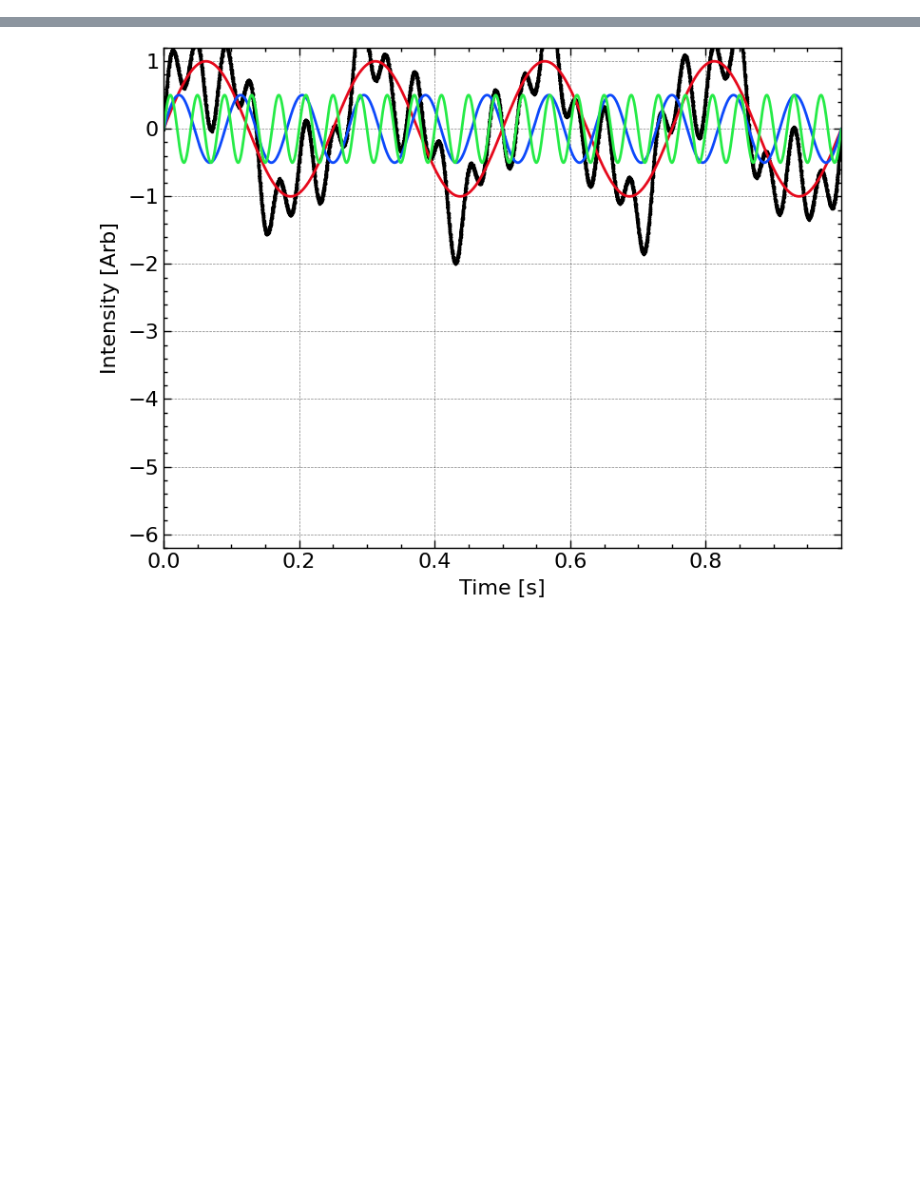
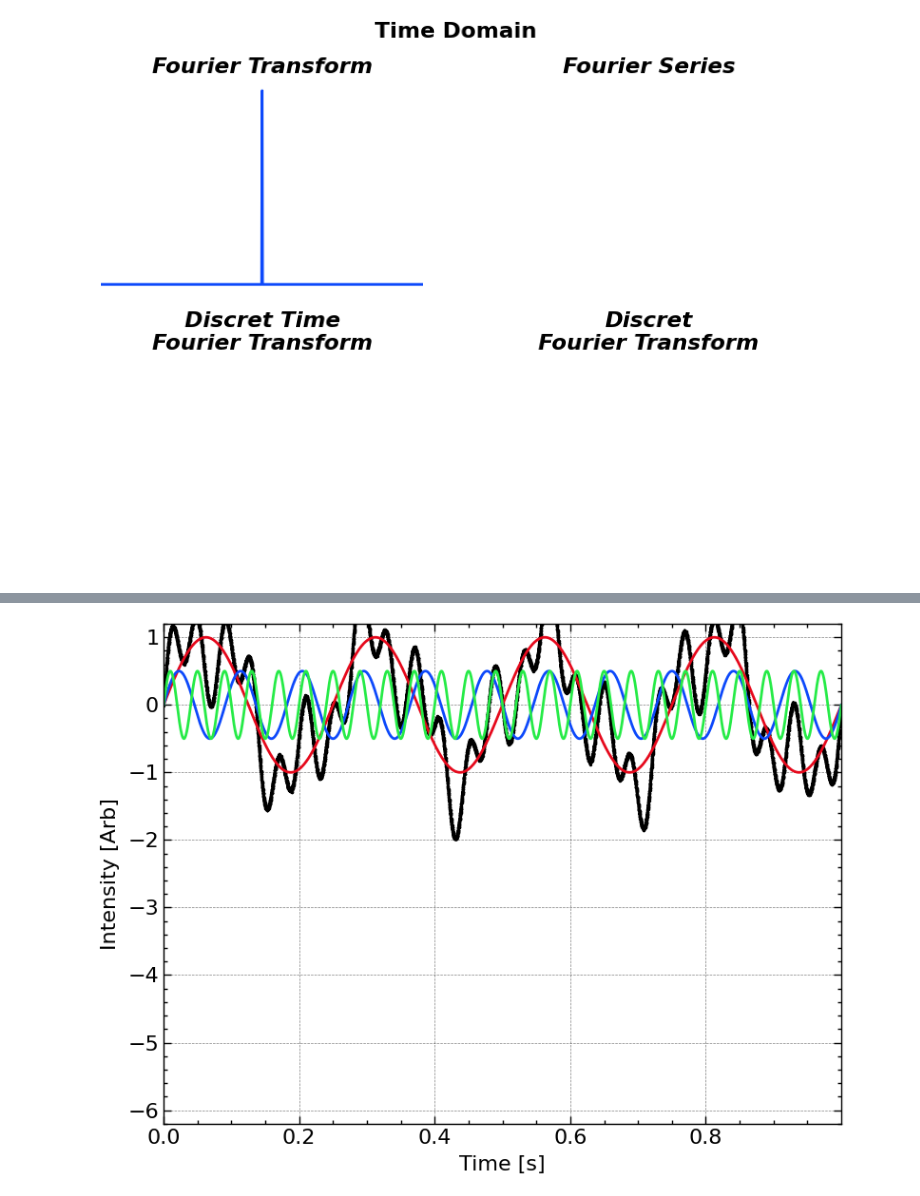
Before and after one commit to jiutongzhao/Time-Series-Data-Analysis, a Jupyter notebook: chap2.ipynb, the cells around one changed output, grey strips where cells are left out. Saved outputs shown, nothing was run; the diff lists cells and outputs as text; code cells hidden in the pictures; blank space fills up the shorter version.

```diff
--- a/chap2.ipynb
+++ b/chap2.ipynb
@@ -59,0 +140,73 @@ matlab_jet = matplotlib.colors.LinearSegmentedColormap.from_list('matlab_jet', n
+# %%
+import numpy as np
+import matplotlib.pyplot as plt
+import scipy.signal
+import scienceplots
+plt.style.use(['science', 'nature', 'notebook', 'grid', 'high-vis'])
+
+%matplotlib ipympl
+plt.close()
+plt.gcf()
+plt.gca()
+
+plt.figure(figsize = figsize_normal)
+plt.subplots_adjust(hspace = 0.3, bottom = 0.05, left = 0.05, right = 0.95)
+ax1 = plt.subplot(2, 2, 1)
+ax2 = plt.subplot(2, 2, 2, sharex = ax1, sharey = ax1)
+ax3 = plt.subplot(2, 2, 3, sharex = ax1, sharey = ax1)
+ax4 = plt.subplot(2, 2, 4, sharex = ax1, sharey = ax1)
+
+
+t = np.linspace(0, 64, 2 ** 13, endpoint=False)
+N = t.size
+dt = t[1] - t[0]
+fs = 1 / dt
+
+omega0 = 2 * np.pi * 6.0
+sig0 = np.sin(omega0 * t)
+
+freq = np.fft.rfftfreq(sig0.size, dt)
+coef = np.fft.rfft(sig0)
+
+ax1.plot(freq, np.abs(coef), 'C0')
+# ax1.plot(t, sig0, 'C0')
+
+sample_slice = slice(N // 3 * 1, N // 3 * 2)
+
+freq = np.fft.rfftfreq(sig0[sample_slice].size, dt)
+coef = np.fft.rfft(sig0[sample_slice])
+
+ax1.plot(freq, np.abs(coef), 'C0')
+
+# ax2.plot(t[sample_slice], sig0[sample_slice], 'C0')
+
+# ax1.axvspan(t[sample_slice].min(), t[sample_slice].max(), color = 'C0', alpha = 0.1)
+# ax2.axvspan(t[sample_slice].min(), t[sample_slice].max(), color = 'C0', alpha = 0.1)
+
+
+# sample_slice = slice(0, N, 64)
+# ax3.plot(t[sample_slice], sig0[sample_slice], 'C0o')
+# # ax3.plot(t[sample_slice], sig0[sample_slice], 'C0-', alpha = 0.5)
+
+# sample_slice = slice(N // 3 * 1, N // 3 * 2, 64)
+# ax4.plot(t[sample_slice], sig0[sample_slice], 'C0o')
+# # ax4.plot(t[sample_slice], sig0[sample_slice], 'C0-', alpha = 0.5)
+# for i in [-1, 1]:
+#     ax4.plot(t[sample_slice] + i * np.ptp(t[sample_slice]), sig0[sample_slice], 'ko', alpha = 0.5)
+
+# ax4.axvspan(t[sample_slice].min(), t[sample_slice].max(), color = 'C0', alpha = 0.1)
+
+plt.suptitle('Time Domain', weight = 'bold', fontsize = 16)
+
+_titles = ['Fourier Transform', 'Fourier Series', 'Discret Time\nFourier Transform', 'Discret\nFourier Transform']
+for i, ax in enumerate(plt.gcf().axes):
+    ax.label_outer()
+    ax.set_title(_titles[i], fontdict = title_font)
+    ax.set_xlim(0, 2 * omega0 / 2 / np.pi)
+    # ax.set_ylim(-1.2, 1.2)
+    ax.grid(False)
+    ax.axis('off')
+# plt.tight_layout()
+plt.show()
+# %% [output]
+[figure, added]
```
Also changed, not shown: parts of 6 cells of this notebook, 1 other file.
